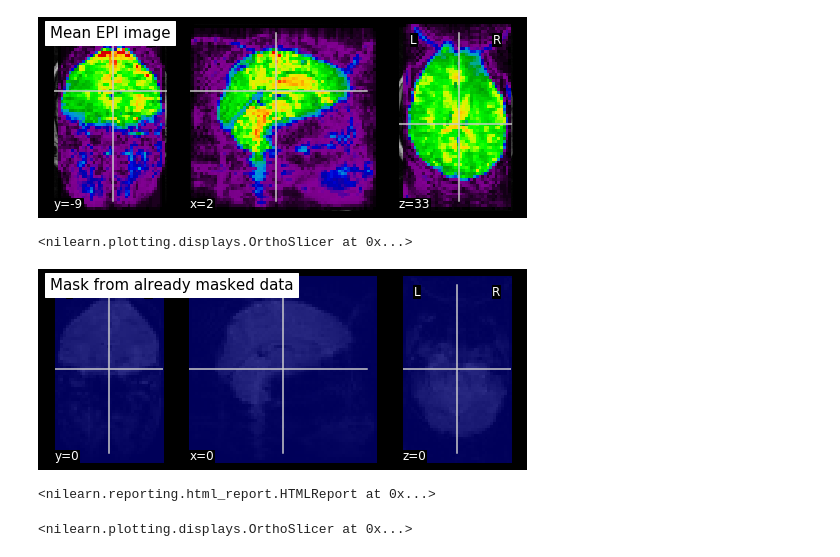
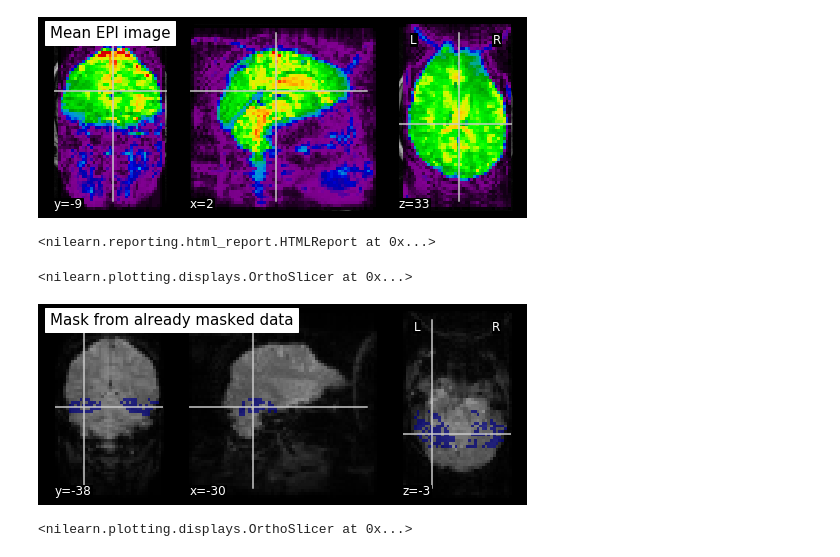
Before and after one commit to brainhack-school2020/BHS_project_SRastegarnia, a Jupyter notebook: Data-visualization.ipynb, the cells around one changed output. Drawn from its saved outputs; the diff is of its cells as text; code cells hidden in the pictures.

```diff
--- a/Data-visualization.ipynb
+++ b/Data-visualization.ipynb
@@ -142,20 +161,20 @@ plot_epi(mean_img, title='Mean EPI image', bg_img=anat_file)
 First functional nifti image (4D) is located at: /home/srastegarnia/nilearn_data/haxby2001/subj4/bold.nii.gz
 <nilearn.plotting.displays.OrthoSlicer at 0x...>
 [figure]
-# %%
-masker = NiftiMasker()
-masker.fit(func_file)
-
-# Plot the generated mask using the mask_img_ attribute
-plot_roi(masker.mask_img_, mean_img, title="Mask from already masked data")
-# %% [output]
-<nilearn.plotting.displays.OrthoSlicer at 0x...>
-[figure, removed]
 # %%
 report = masker.generate_report()
 report
 # %% [output]
 <nilearn.reporting.html_report.HTMLReport at 0x...>
+# %%
+masker = NiftiMasker(mask_img=mask_vt_file, standardize=True)
+masker.fit(func_file)
+
+# Plot the generated mask using the mask_img_ attribute
+plot_roi(masker.mask_img_, mean_img, title="Mask from already masked data")
+# %% [output]
+<nilearn.plotting.displays.OrthoSlicer at 0x...>
+[figure, added]
 # %%
 plotting.plot_roi(mask_vt_file, bg_img=anat_file, title="plot_roi")
 # %% [output]
```
Also changed, not shown: parts of 6 cells of this notebook, 1 other file.
